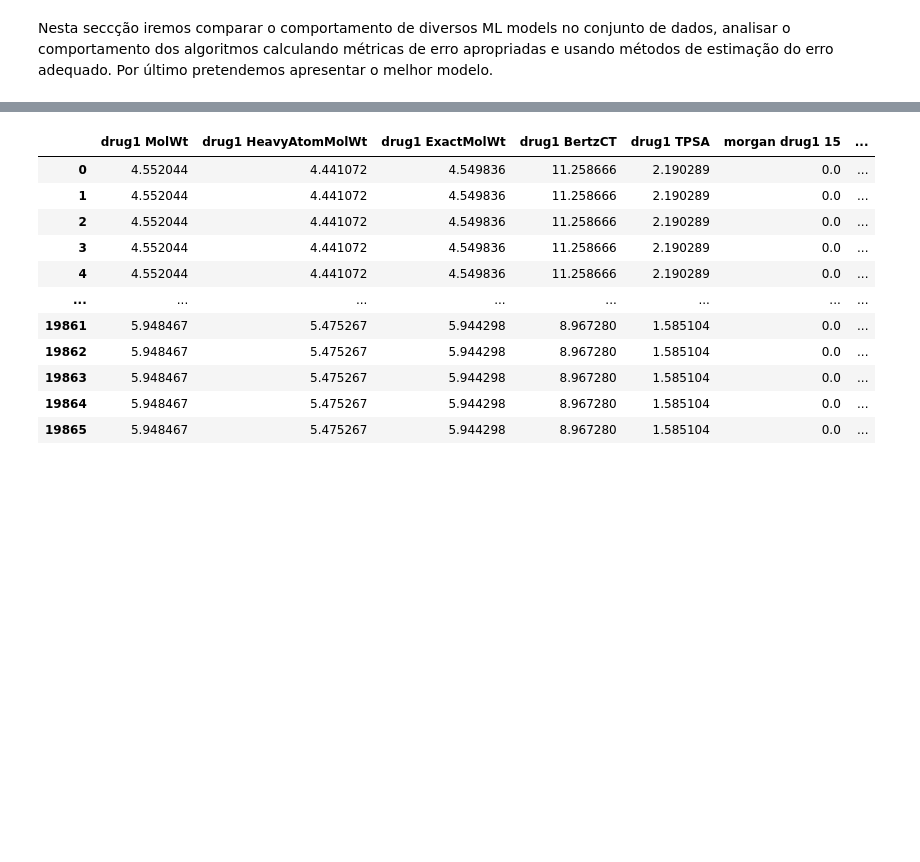
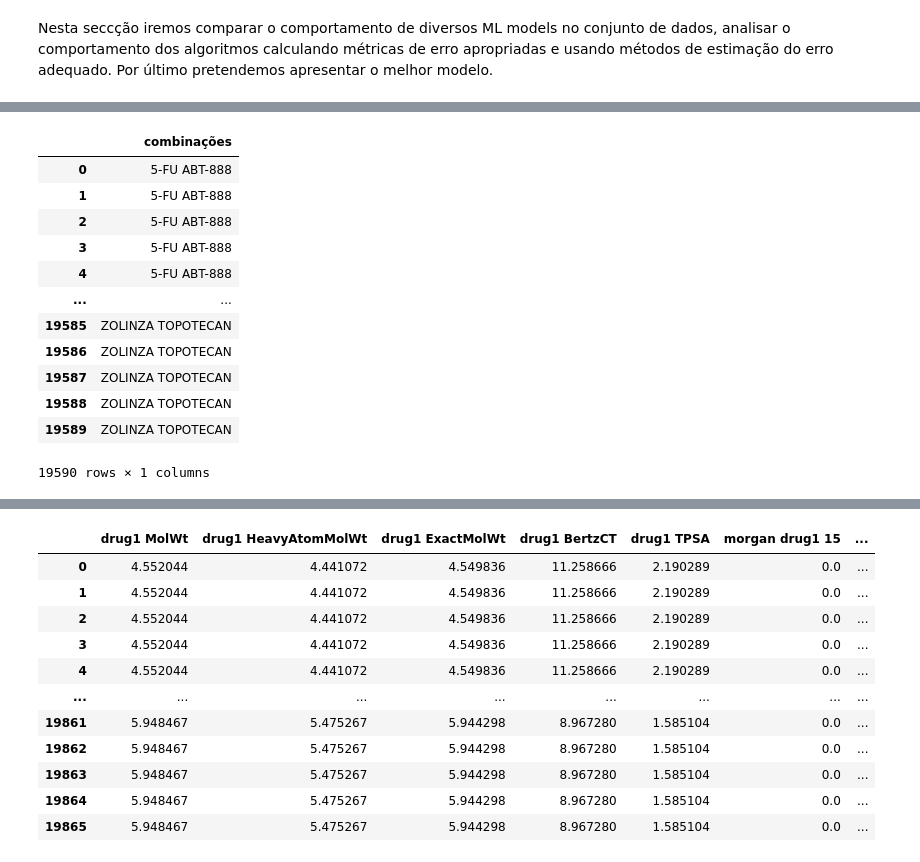
Before and after one commit to GuilhermeLoboSousa/Work-SIB, a Jupyter notebook: Parte 3.ipynb, the cells around one changed output, grey strips where cells are left out. Saved outputs shown, nothing was run; the diff lists cells and outputs as text; code cells hidden in the pictures; blank space fills up the shorter version.

```diff
--- a/Parte 3.ipynb
+++ b/Parte 3.ipynb
@@ -56,0 +57,18 @@ print(data)
+# %%
+path2="C:\\Users\\guilh\\OneDrive - Universidade de Aveiro\\Guilherme\\combinacao.csv"
+combinacao=pd.read_csv(path2)
+combinacao
+# %% [output]
+|  | combinações |
+| 0 | 5-FU ABT-888 |
+| 1 | 5-FU ABT-888 |
+| 2 | 5-FU ABT-888 |
+| 3 | 5-FU ABT-888 |
+| 4 | 5-FU ABT-888 |
+| ... | ... |
+| 19585 | ZOLINZA TOPOTECAN |
+| 19586 | ZOLINZA TOPOTECAN |
+| 19587 | ZOLINZA TOPOTECAN |
+| 19588 | ZOLINZA TOPOTECAN |
+| 19589 | ZOLINZA TOPOTECAN |
+19590 rows × 1 columns
```
Also changed, not shown: parts of 5 cells of this notebook.
